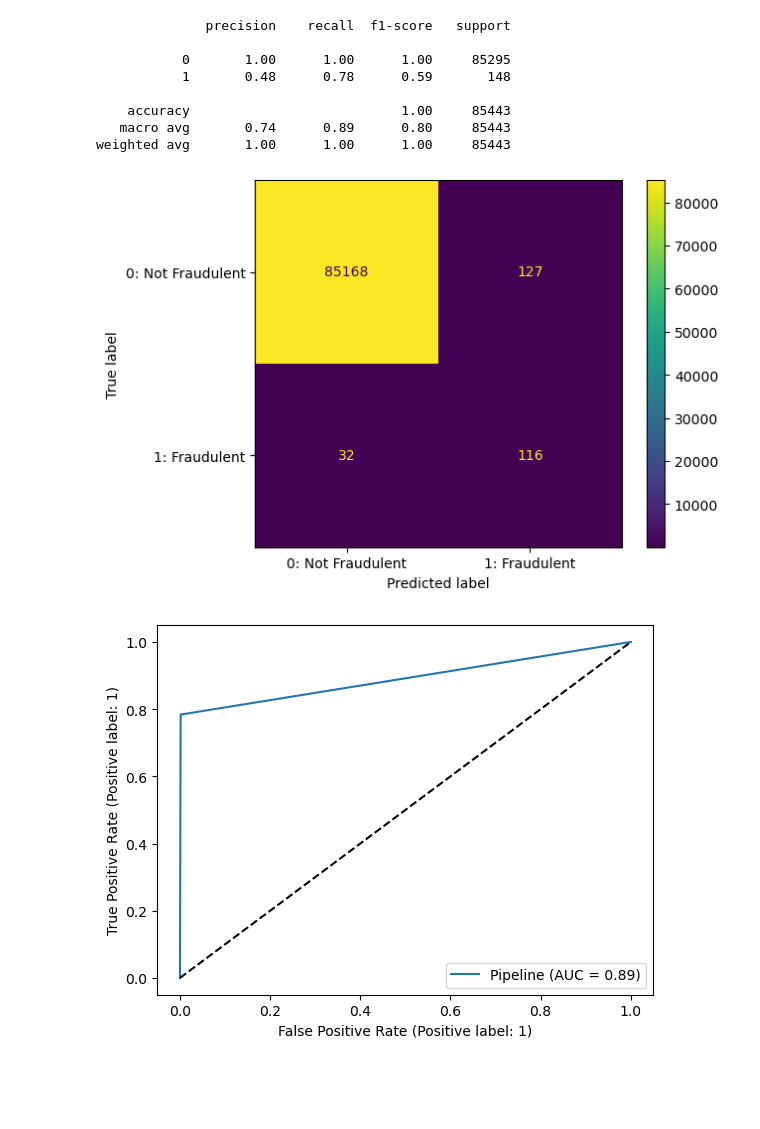
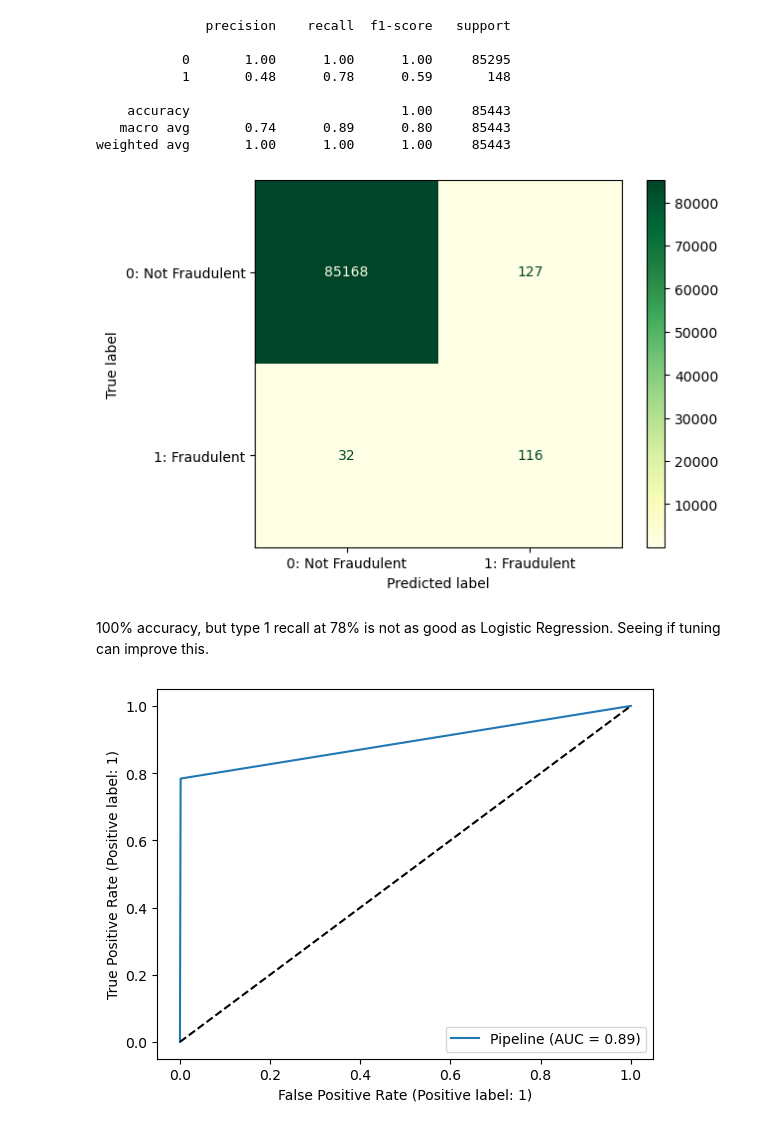
Before and after one commit to corvusxi/phase5_project, a Jupyter notebook: Credit_Card_Fraud_Decision_Tree_and_Bagging_Classifier.ipynb, the cells around one changed output. Drawn from its saved outputs; the diff is of its cells as text; code cells hidden in the pictures; blank space fills up the shorter version.

```diff
--- a/Credit_Card_Fraud_Decision_Tree_and_Bagging_Classifier.ipynb
+++ b/Credit_Card_Fraud_Decision_Tree_and_Bagging_Classifier.ipynb
@@ -138,10 +136,12 @@ print(classification_report(y_test, y_pred_dtpipe))
 weighted avg       1.00      1.00      1.00     85443
 # %%
 ConfusionMatrixDisplay.from_predictions(y_test, y_pred_dtpipe,
-                                        display_labels=["0: Not Fraudulent", "1: Fraudulent"])
+                                        display_labels=["0: Not Fraudulent", "1: Fraudulent"], colorbar=True, cmap="YlGn")
 plt.grid(False);
 # %% [output]
-[figure, old version]
+[figure, new version]
+# %% [markdown]
+100% accuracy, but type 1 recall at 78% is not as good as Logistic Regression. Seeing if tuning can improve this.
 # %%
 RocCurveDisplay.from_estimator(dtpipe, X_test, y_test)
 plt.plot([0, 1], [0, 1], "k--");
```
Also changed, not shown: parts of 9 cells of this notebook.
